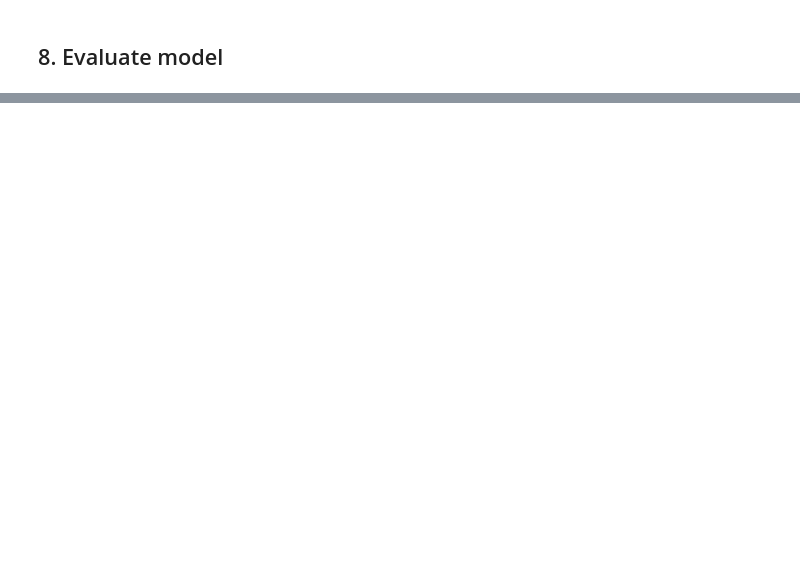
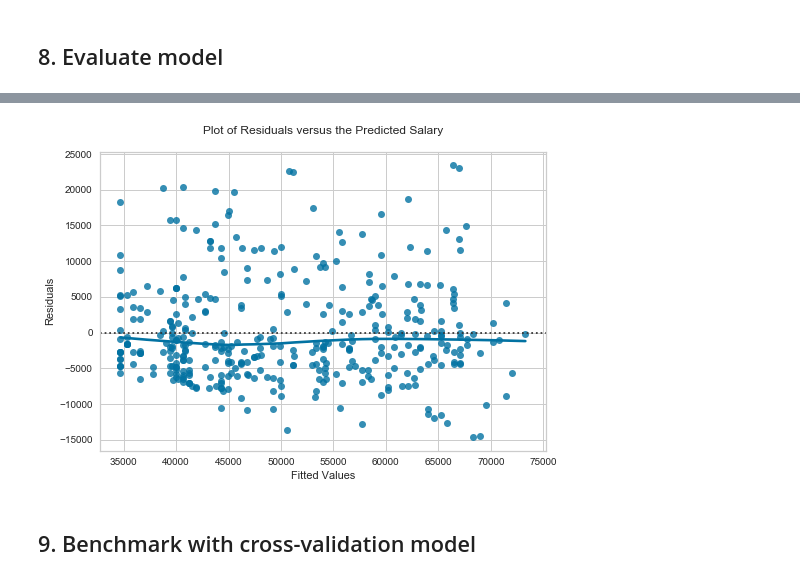
Before and after one commit to KhomotsoT/Multivariate_linear_regression, a Jupyter notebook: Multivariate_linear_regresion.ipynb, the cells around one changed output, grey strips where cells are left out. Cells and saved outputs as stored; diff of their text form; code cells hidden in the pictures; blank space fills up the shorter version.

```diff
--- a/Multivariate_linear_regresion.ipynb
+++ b/Multivariate_linear_regresion.ipynb
@@ -274,7 +293,7 @@ yearsworked has high correlation with salary, yearrank, junior employee and exec
 # %% [markdown]
 ## 4. Conducting some basic feature selection tasks by aggreating results from EDA, correlation matrix and p-values.
 # %%
-x = salary_predictors[]
+x = salary_predictors[['yearsrank','Engineering','Executive','Human Resources','Junior Employee']]
 y = salary_predictors['salary']
 x = sm.add_constant(x)
 # %% [markdown]
@@ -347,3 +435,13 @@ resid_n_fitted.head()
+# %%
+sns.residplot(x = results, y = residual, lowess=True)
+
+plt.title('Plot of Residuals versus the Predicted Salary\n')
+plt.xlabel('Fitted Values')
+plt.ylabel('Residuals');
+# %% [output]
+[figure, added]
+# %% [markdown]
+## 9. Benchmark with cross-validation model
 # %%
 from sklearn.linear_model import Ridge
 from yellowbrick.regressor import ResidualsPlot
```
Also changed, not shown: parts of 16 cells of this notebook.
